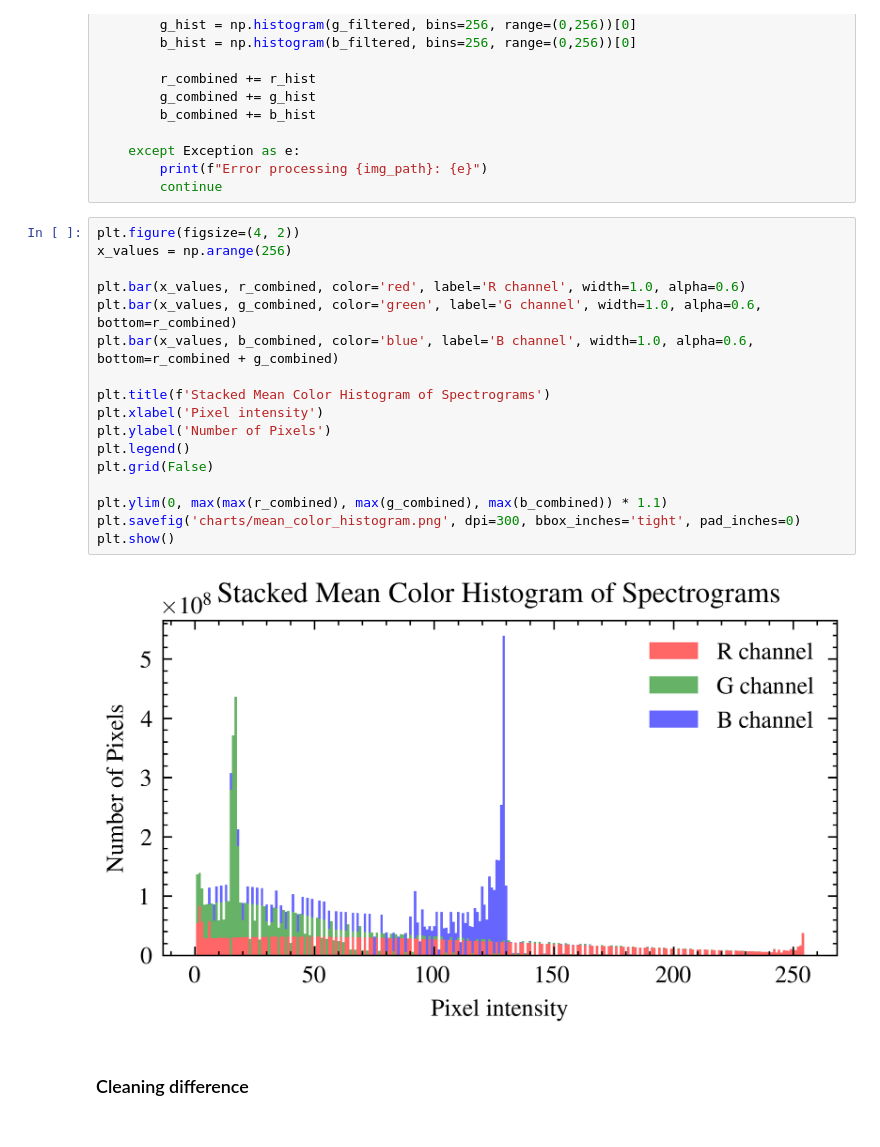
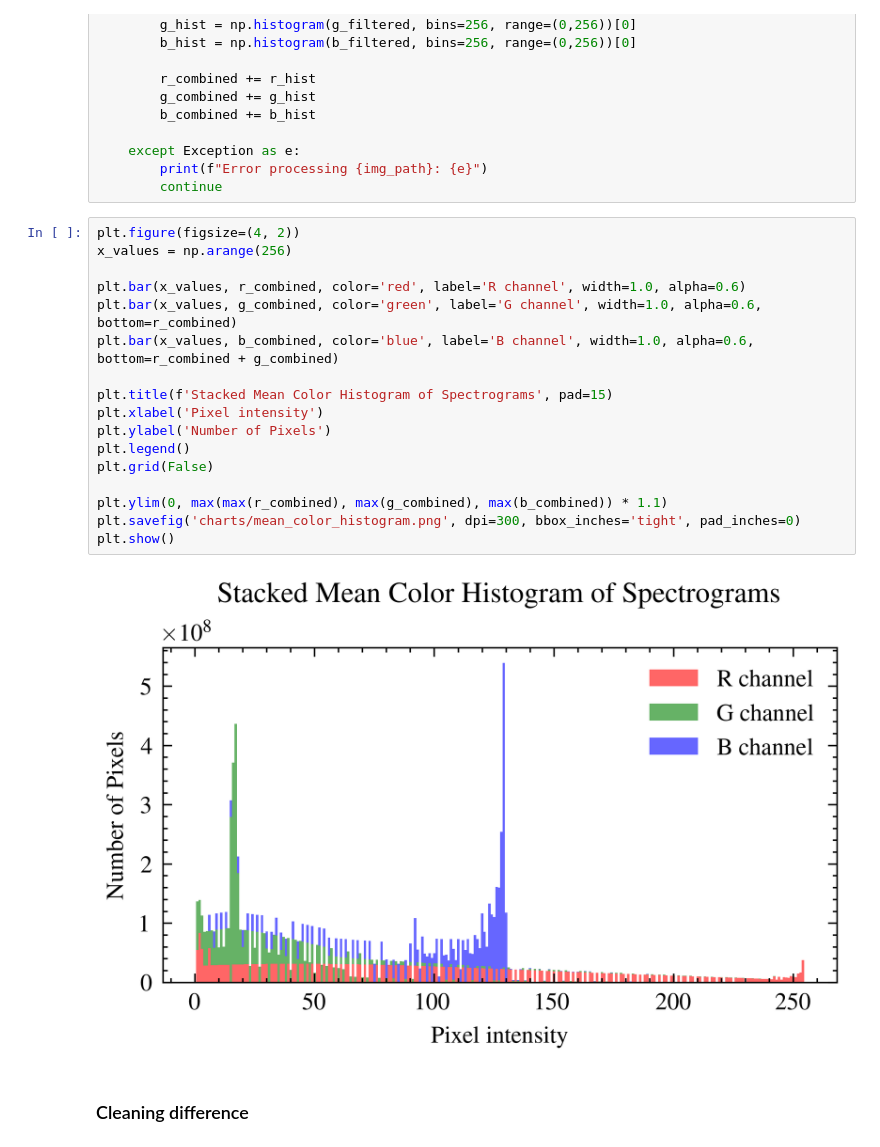
Before and after one commit to pavonism/intro-to-ml, a Jupyter notebook: scripts/ChartsForReport.ipynb, the cells around one changed output. Drawn from its saved outputs; the diff is of its cells as text.

Commit message:
Add some spacing between title and RGB histogram

```diff
--- a/scripts/ChartsForReport.ipynb
+++ b/scripts/ChartsForReport.ipynb
@@ -138,22 +138,22 @@ for image_file in tqdm(image_files):
 # %%
 plt.figure(figsize=(4, 2))
 x_values = np.arange(256)
 
 plt.bar(x_values, r_combined, color='red', label='R channel', width=1.0, alpha=0.6)
 plt.bar(x_values, g_combined, color='green', label='G channel', width=1.0, alpha=0.6, bottom=r_combined)
 plt.bar(x_values, b_combined, color='blue', label='B channel', width=1.0, alpha=0.6, bottom=r_combined + g_combined)
 
-plt.title(f'Stacked Mean Color Histogram of Spectrograms')
+plt.title(f'Stacked Mean Color Histogram of Spectrograms', pad=15)
 plt.xlabel('Pixel intensity')
 plt.ylabel('Number of Pixels')
 plt.legend()
 plt.grid(False)
 
 plt.ylim(0, max(max(r_combined), max(g_combined), max(b_combined)) * 1.1)
 plt.savefig('charts/mean_color_histogram.png', dpi=300, bbox_inches='tight', pad_inches=0)
 plt.show()
 # %% [output]
-[figure, old version]
+[figure, new version]
 # %% [markdown]
 ### Cleaning difference
 # %%
```
Also changed, not shown: 1 other file.
